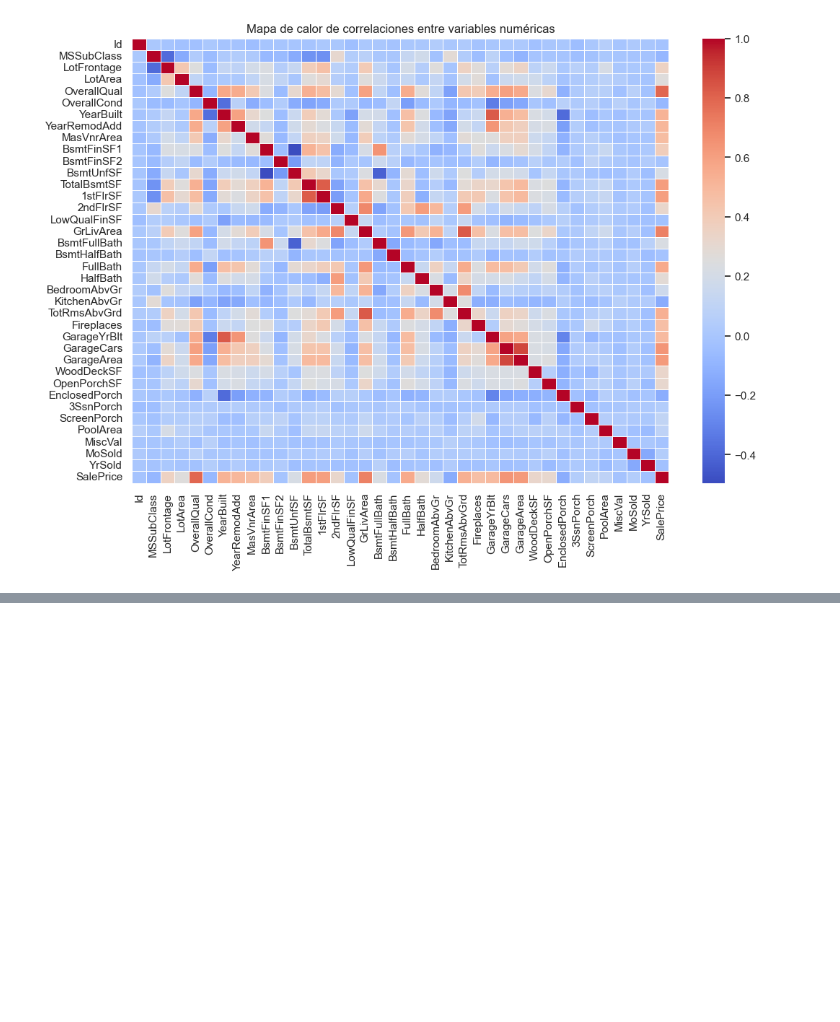
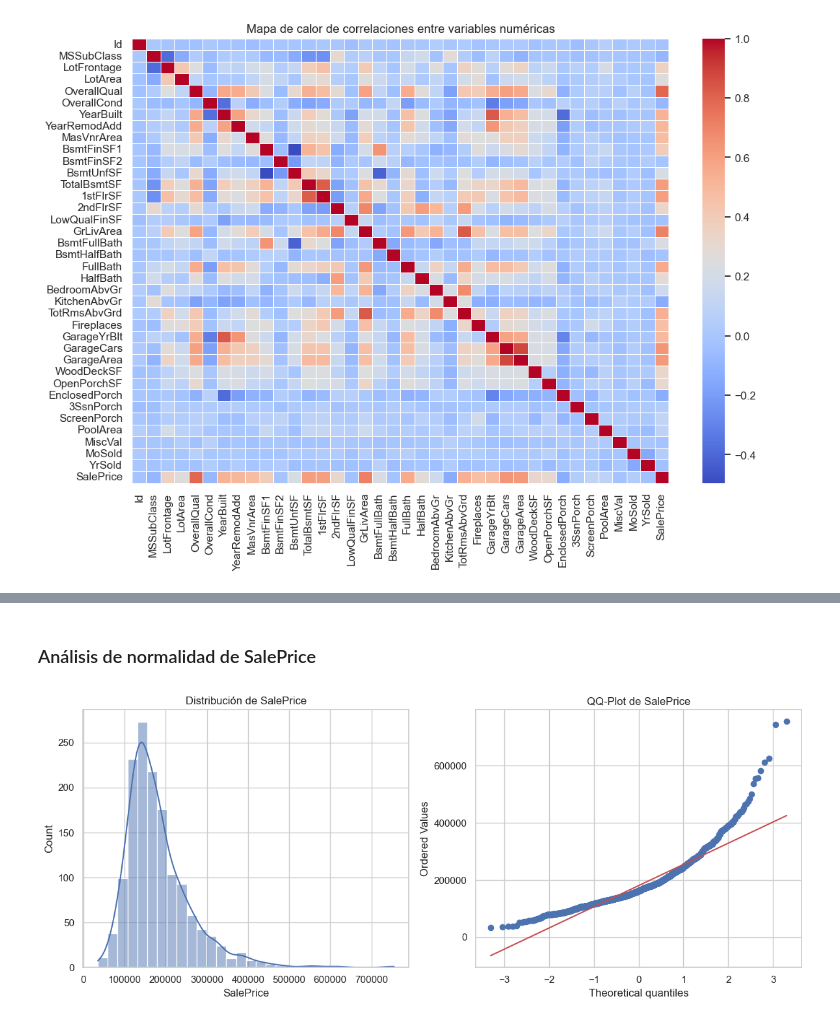
Before and after one commit to EstebanZG999/HT3Mineria, a Jupyter notebook: src/analisis_exploratorio.ipynb, the cells around one changed output, grey strips where cells are left out. Cells and saved outputs as stored; diff of their text form; code cells hidden in the pictures; blank space fills up the shorter version.

```diff
--- a/src/analisis_exploratorio.ipynb
+++ b/src/analisis_exploratorio.ipynb
@@ -127,0 +163,20 @@ plt.show()
+# %% [markdown]
+### Análisis de normalidad de SalePrice
+# %%
+# Histograma y gráfico de probabilidad normal (QQ-Plot) para SalePrice
+from scipy import stats
+
+plt.figure(figsize=(12, 5))
+
+plt.subplot(1, 2, 1)
+sns.histplot(df['SalePrice'], kde=True, bins=30)
+plt.title("Distribución de SalePrice")
+
+plt.subplot(1, 2, 2)
+stats.probplot(df['SalePrice'], dist="norm", plot=plt)
+plt.title("QQ-Plot de SalePrice")
+
+plt.tight_layout()
+plt.show()
+# %% [output]
+[figure, added]
```
Also changed, not shown: parts of 10 cells of this notebook.
